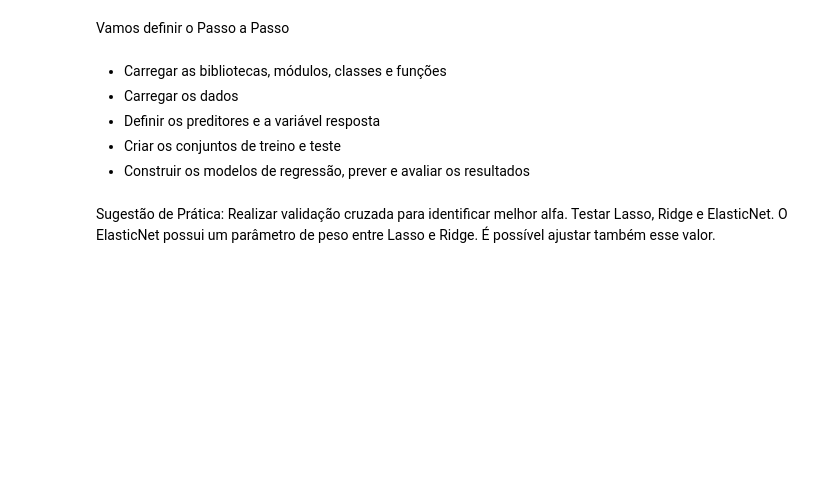
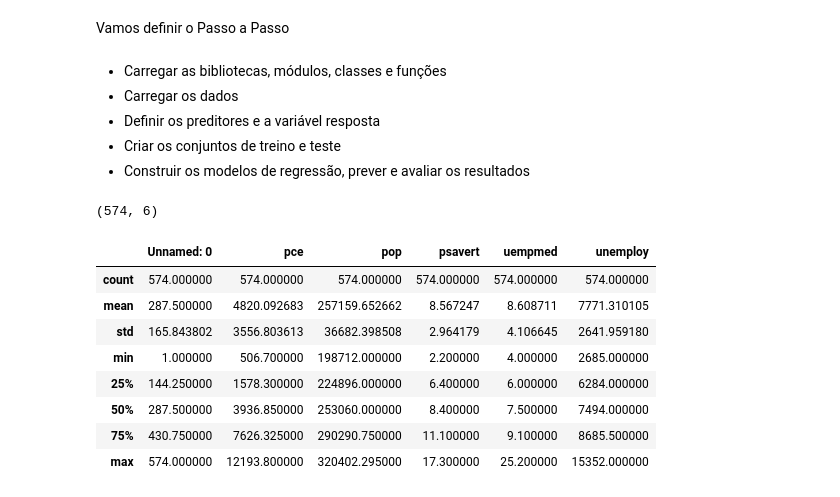
Before and after one commit to brondevitor/Python_Jorney, a Jupyter notebook: Regularização/Regularização I.ipynb, the cells around one changed output. Drawn from its saved outputs; the diff is of its cells as text; code cells hidden in the pictures; blank space fills up the shorter version.

```diff
--- a/Regularização/Regularização I.ipynb
+++ b/Regularização/Regularização I.ipynb
@@ -200,6 +200,3 @@ Vamos definir o Passo a Passo
 - Definir os preditores e a variável resposta
 - Criar os conjuntos de treino e teste
 - Construir os modelos de regressão, prever e avaliar os resultados
-# %% [markdown]
-Sugestão de Prática: Realizar validação cruzada para identificar melhor alfa. Testar Lasso, Ridge e ElasticNet.
-O ElasticNet possui um parâmetro de peso entre Lasso e Ridge. É possível ajustar também esse valor.
@@ -205,0 +219,15 @@ O ElasticNet possui um parâmetro de peso entre Lasso e Ridge. É possível ajus
+# %%
+df= pd.read_csv('unemployment_data.csv')
+print(df.shape)
+df.describe()
+# %% [output]
+(574, 6)
+|  | Unnamed: 0 | pce | pop | psavert | uempmed | unemploy |
+| count | 574.000000 | 574.000000 | 574.000000 | 574.000000 | 574.000000 | 574.000000 |
+| mean | 287.500000 | 4820.092683 | 257159.652662 | 8.567247 | 8.608711 | 7771.310105 |
+| std | 165.843802 | 3556.803613 | 36682.398508 | 2.964179 | 4.106645 | 2641.959180 |
+| min | 1.000000 | 506.700000 | 198712.000000 | 2.200000 | 4.000000 | 2685.000000 |
+| 25% | 144.250000 | 1578.300000 | 224896.000000 | 6.400000 | 6.000000 | 6284.000000 |
+| 50% | 287.500000 | 3936.850000 | 253060.000000 | 8.400000 | 7.500000 | 7494.000000 |
+| 75% | 430.750000 | 7626.325000 | 290290.750000 | 11.100000 | 9.100000 | 8685.500000 |
+| max | 574.000000 | 12193.800000 | 320402.295000 | 17.300000 | 25.200000 | 15352.000000 |
```
Also changed, not shown: parts of 8 cells of this notebook, 1 other file.
